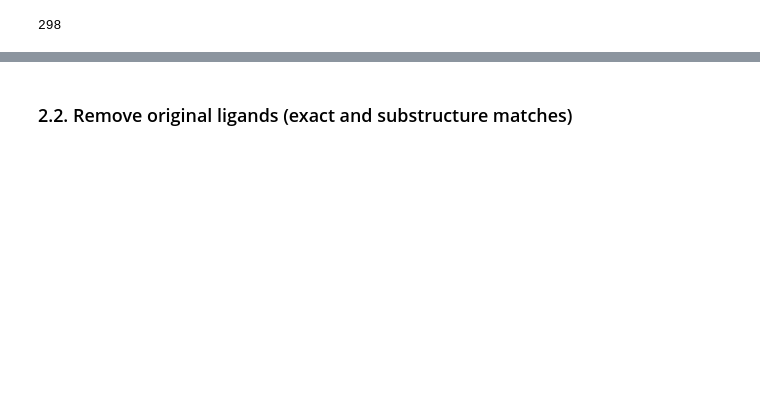
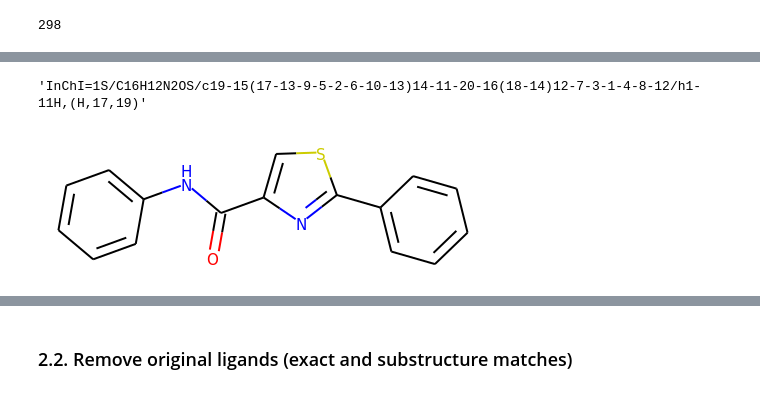
Before and after one commit to volkamerlab/KinFragLib, a Jupyter notebook: notebooks/4_4_combinatorial_library_comparison_chembl.ipynb, the cells around one changed output, grey strips where cells are left out. Drawn from its saved outputs; the diff is of its cells as text; code cells hidden in the pictures; blank space fills up the shorter version.

```diff
--- a/notebooks/4_4_combinatorial_library_comparison_chembl.ipynb
+++ b/notebooks/4_4_combinatorial_library_comparison_chembl.ipynb
@@ -65,0 +125,13 @@ exact_matches.shape[0]
+# %%
+exact_matches.loc[2, 'inchi']
+# %% [output]
+'InChI=1S/C16H12N2OS/c19-15(17-13-9-5-2-6-10-13)14-11-20-16(18-14)12-7-3-1-4-8-12/h1-11H,(H,17,19)'
+# %%
+fragment_library = read_fragment_library(Path('../data/fragment_library_reduced/'))
+construct_ligand(
+    exact_matches.loc[2, 'fragment_ids'],
+    exact_matches.loc[2, 'bond_ids'],
+    fragment_library
+)
+# %% [output]
+[figure, added]
```
Also changed, not shown: parts of 17 cells of this notebook.
